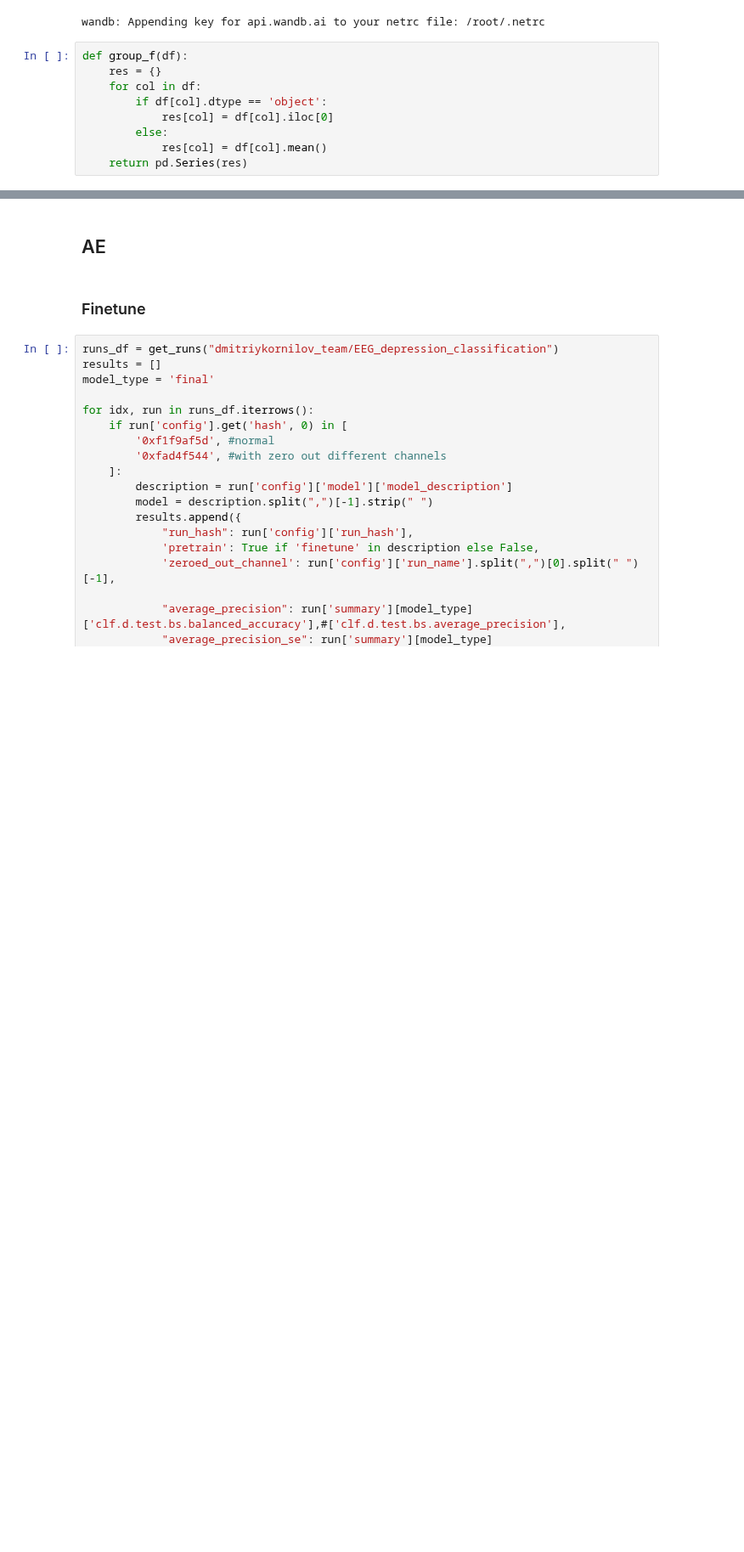
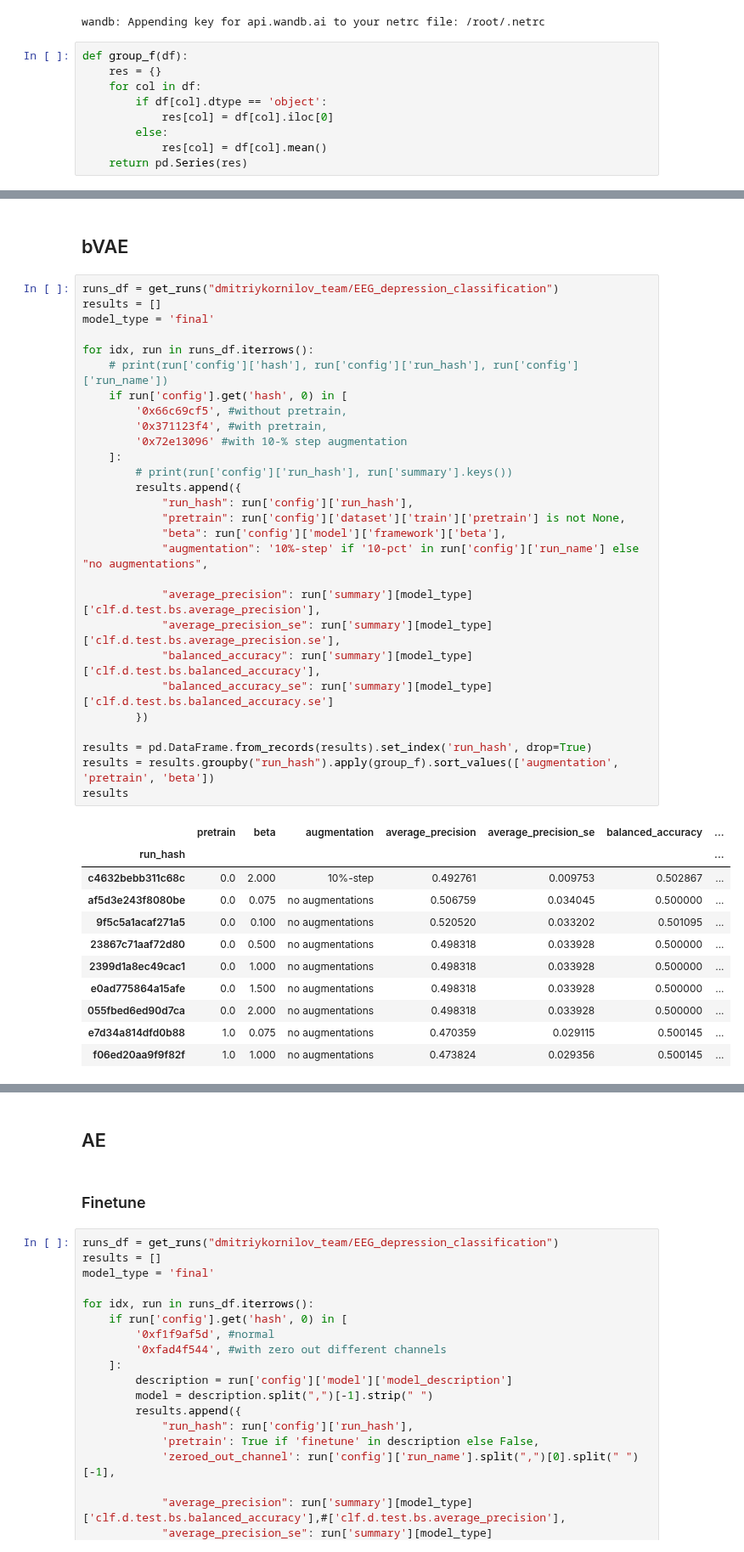
Before and after one commit to dwemer8/Depression_classification_from_EEG, a Jupyter notebook: results_analysis.ipynb, the cells around one changed output, grey strips where cells are left out. Shown at 85% size. Drawn from its saved outputs; the diff is of its cells as text; blank space fills up the shorter version.

```diff
--- a/results_analysis.ipynb
+++ b/results_analysis.ipynb
@@ -28,0 +143,42 @@ def group_f(df):
+# %% [markdown]
+## bVAE
+# %%
+runs_df = get_runs("dmitriykornilov_team/EEG_depression_classification")
+results = []
+model_type = 'final'
+
+for idx, run in runs_df.iterrows():
+    # print(run['config']['hash'], run['config']['run_hash'], run['config']['run_name'])
+    if run['config'].get('hash', 0) in [
+        '0x66c69cf5', #without pretrain,
+        '0x371123f4', #with pretrain,
+        '0x72e13096' #with 10-% step augmentation
+    ]:
+        # print(run['config']['run_hash'], run['summary'].keys())
+        results.append({
+            "run_hash": run['config']['run_hash'],
+            "pretrain": run['config']['dataset']['train']['pretrain'] is not None,
+            "beta": run['config']['model']['framework']['beta'],
+            "augmentation": '10%-step' if '10-pct' in run['config']['run_name'] else "no augmentations",
+
+            "average_precision": run['summary'][model_type]['clf.d.test.bs.average_precision'],
+            "average_precision_se": run['summary'][model_type]['clf.d.test.bs.average_precision.se'],
+            "balanced_accuracy": run['summary'][model_type]['clf.d.test.bs.balanced_accuracy'],
+            "balanced_accuracy_se": run['summary'][model_type]['clf.d.test.bs.balanced_accuracy.se']
+        })
+
+results = pd.DataFrame.from_records(results).set_index('run_hash', drop=True)
+results = results.groupby("run_hash").apply(group_f).sort_values(['augmentation', 'pretrain', 'beta'])
+results
+# %% [output]
+|  | pretrain | beta | augmentation | average_precision | average_precision_se | balanced_accuracy | ... |
+| run_hash |  |  |  |  |  |  | ... |
+| c4632bebb311c68c | 0.0 | 2.000 | 10%-step | 0.492761 | 0.009753 | 0.502867 | ... |
+| af5d3e243f8080be | 0.0 | 0.075 | no augmentations | 0.506759 | 0.034045 | 0.500000 | ... |
+| 9f5c5a1acaf271a5 | 0.0 | 0.100 | no augmentations | 0.520520 | 0.033202 | 0.501095 | ... |
+| 23867c71aaf72d80 | 0.0 | 0.500 | no augmentations | 0.498318 | 0.033928 | 0.500000 | ... |
+| 2399d1a8ec49cac1 | 0.0 | 1.000 | no augmentations | 0.498318 | 0.033928 | 0.500000 | ... |
+| e0ad775864a15afe | 0.0 | 1.500 | no augmentations | 0.498318 | 0.033928 | 0.500000 | ... |
+| 055fbed6ed90d7ca | 0.0 | 2.000 | no augmentations | 0.498318 | 0.033928 | 0.500000 | ... |
+| e7d34a814dfd0b88 | 1.0 | 0.075 | no augmentations | 0.470359 | 0.029115 | 0.500145 | ... |
+| f06ed20aa9f9f82f | 1.0 | 1.000 | no augmentations | 0.473824 | 0.029356 | 0.500145 | ... |
```
Also changed, not shown: parts of 11 cells of this notebook, 9 other files.
